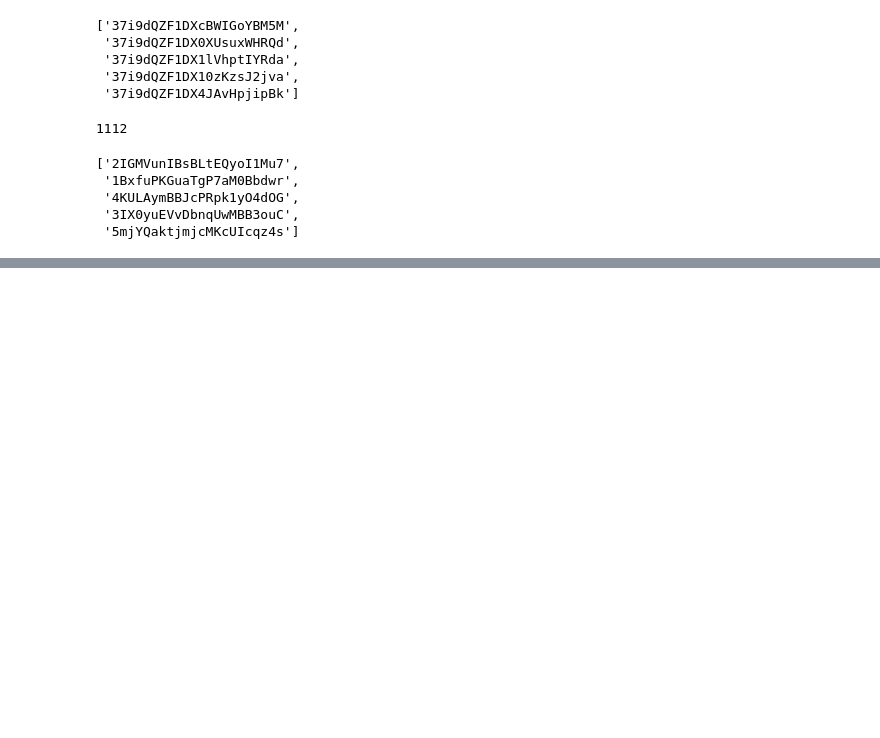
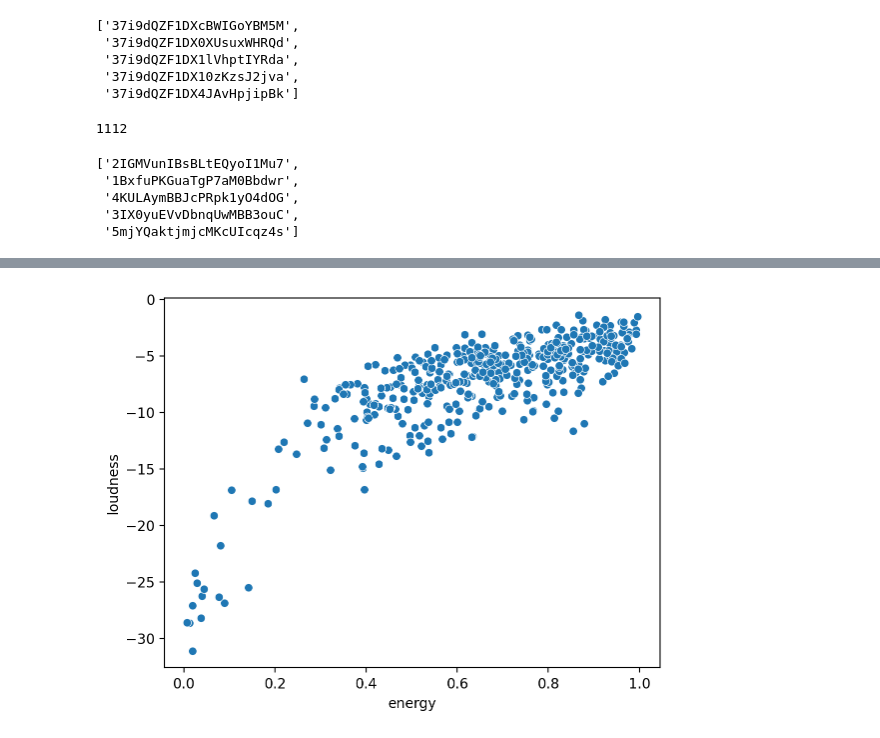
Before and after one commit to EthanFalcao/Spotify_Reccommendation_Algorithm, a Jupyter notebook: Input data from Spotity api .ipynb, the cells around one changed output, grey strips where cells are left out. Cells and saved outputs as stored; diff of their text form; code cells hidden in the pictures; blank space fills up the shorter version.

```diff
--- a/Input data from Spotity api .ipynb
+++ b/Input data from Spotity api .ipynb
@@ -439,0 +379,8 @@ Token: BQA9Mzdg4TAbPjVKiFZygHRE-P-5ZwT6all09bSIj7QCjtSta-fZLWsj8SGwQZLkPKTgvgpyC
+# %%
+# Dropping columns that could lead to data leakage
+df_test1= df.drop(columns=['track_id','name', 'album', 'artist', 'release_date'])
+
+rs = np.random.RandomState(0)
+corr = df_test1.corr()
+corr.style.background_gradient(cmap='coolwarm')
+# 'RdBu_r', 'BrBG_r', & PuOr_r are other good diverging colormaps
@@ -439,0 +400,5 @@ Token: BQA9Mzdg4TAbPjVKiFZygHRE-P-5ZwT6all09bSIj7QCjtSta-fZLWsj8SGwQZLkPKTgvgpyC
+# %%
+sns.scatterplot(x='energy', y='loudness', data=df_test1)
+plt.show()
+# %% [output]
+[figure, added]
```
Also changed, not shown: parts of 25 cells of this notebook.
